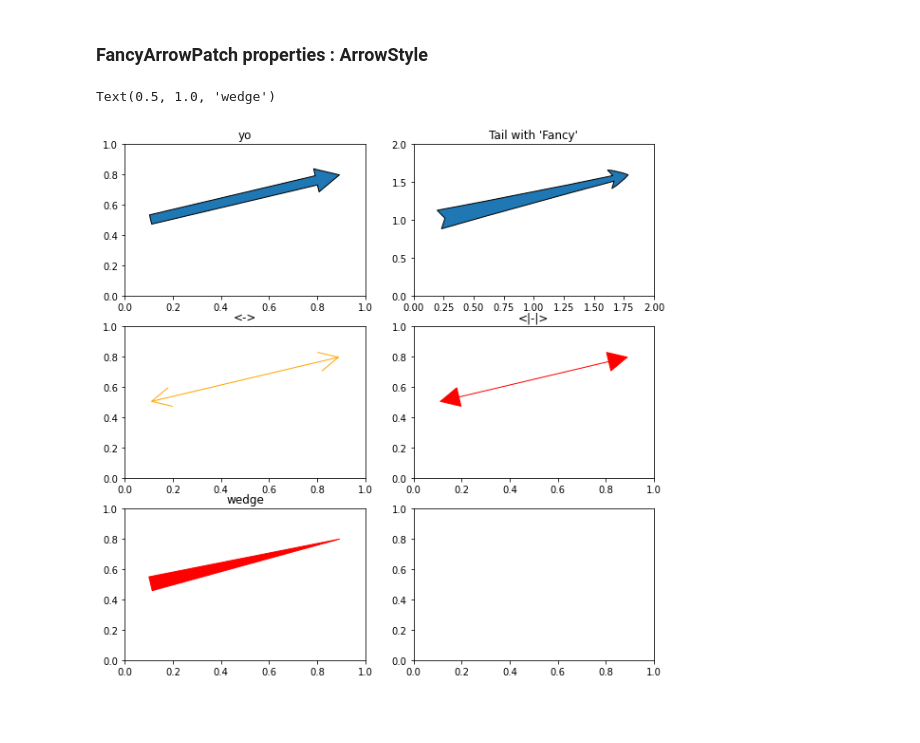
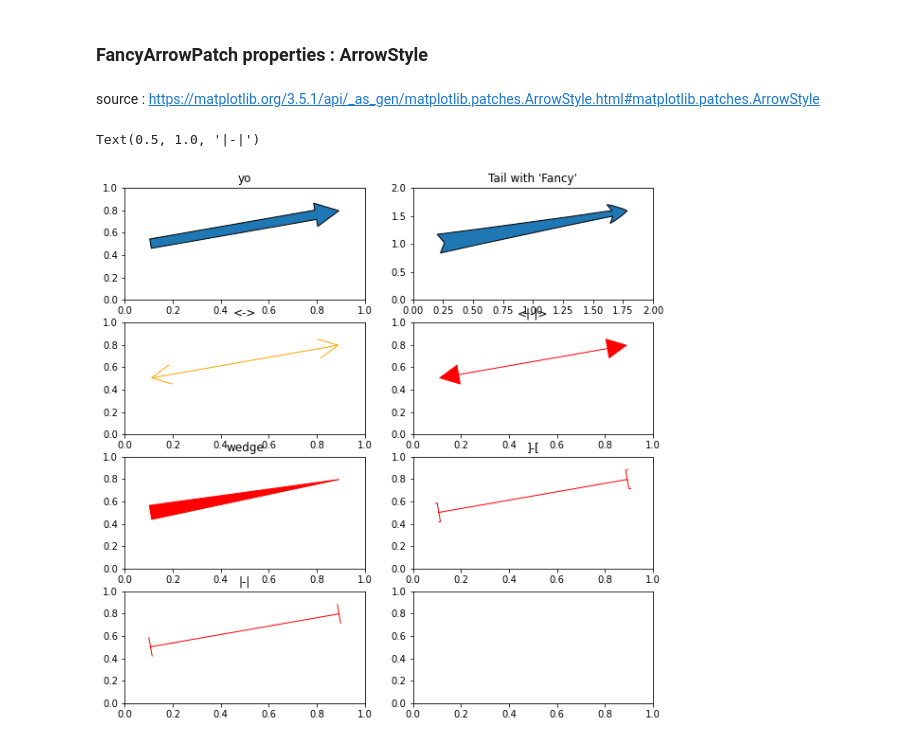
Before and after one commit to chikoungoun/Visualization, a Jupyter notebook: FancyArrow/Fancy Arrow pass network.ipynb, the cells around one changed output. Saved outputs shown, nothing was run; the diff lists cells and outputs as text; code cells hidden in the pictures; blank space fills up the shorter version.

Commit message:
different ArrowStyle nomenclature

```diff
--- a/FancyArrow/Fancy Arrow pass network.ipynb
+++ b/FancyArrow/Fancy Arrow pass network.ipynb
@@ -119,40 +119,55 @@ ax[1].set(xlim=(0,2),ylim=(0,2))
 [figure]
 # %% [markdown]
 ### FancyArrowPatch properties : ArrowStyle
+# %% [markdown]
+source : https://matplotlib.org/3.5.1/api/_as_gen/matplotlib.patches.ArrowStyle.html#matplotlib.patches.ArrowStyle
 # %%
 from matplotlib.patches import ArrowStyle
 # %%
-fig,ax =  plt.subplots(3,2,figsize=(10,10))
+fig,ax =  plt.subplots(4,2,figsize=(10,10))
 
 #1. Normal Arrow
 arrow = patches.FancyArrowPatch((x,y),(end_x,end_y),mutation_scale=50,transform=ax[0][0].transAxes)
 ax[0][0].add_patch(arrow)
 ax[0][0].set_title("yo")
 
 #2. add a tail to the rear
 AS = ArrowStyle("Fancy", head_length=.4, head_width=.4, tail_width=.4)
 arrow = patches.FancyArrowPatch((x,y),(end_x,end_y),arrowstyle=AS ,mutation_scale=50,transform=ax[0][1].transAxes)
 ax[0][1].add_patch(arrow)
 ax[0][1].set(xlim=(0,2),ylim=(0,2))
 ax[0][1].set_title("Tail with 'Fancy'")
 
 #3. "<->"
 AS = ArrowStyle("<->")
 arrow = patches.FancyArrowPatch((x,y),(end_x,end_y),arrowstyle=AS ,mutation_scale=50,transform=ax[1][0].transAxes,color="orange")
 ax[1][0].add_patch(arrow)
 ax[1][0].set_title("<->")
 
 #4. "<|-|>"
 AS = ArrowStyle("<|-|>")
 arrow = patches.FancyArrowPatch((x,y),(end_x,end_y),arrowstyle=AS ,mutation_scale=50,color="red")
 ax[1][1].add_patch(arrow)
 ax[1][1].set_title("<|-|>")
 
 #5. "<|-|>"
 AS = ArrowStyle("wedge")
 arrow = patches.FancyArrowPatch((x,y),(end_x,end_y),arrowstyle=AS ,mutation_scale=50,color="red")
 ax[2][0].add_patch(arrow)
 ax[2][0].set_title("wedge")
+
+#5. "]-["
+AS = ArrowStyle("]-[")
+arrow = patches.FancyArrowPatch((x,y),(end_x,end_y),arrowstyle=AS ,mutation_scale=10,color="red")
+ax[2][1].add_patch(arrow)
+ax[2][1].set_title("]-[")
+
+
+#5. "|-|"
+AS = ArrowStyle("|-|")
+arrow = patches.FancyArrowPatch((x,y),(end_x,end_y),arrowstyle=AS ,mutation_scale=10,color="red")
+ax[3][0].add_patch(arrow)
+ax[3][0].set_title("|-|")
 # %% [output]
-Text(0.5, 1.0, 'wedge')
+Text(0.5, 1.0, '|-|')
-[figure, old version]
+[figure, new version]
```
Also changed, not shown: parts of 2 cells of this notebook.
